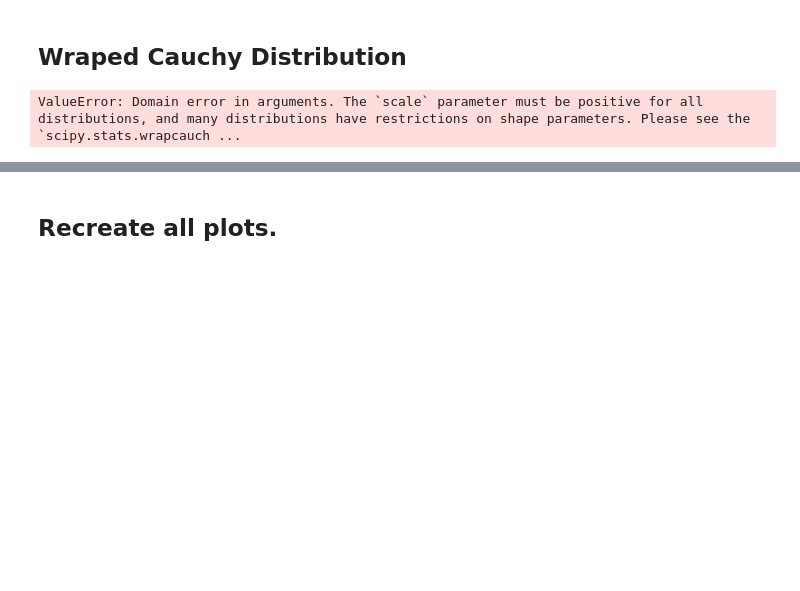
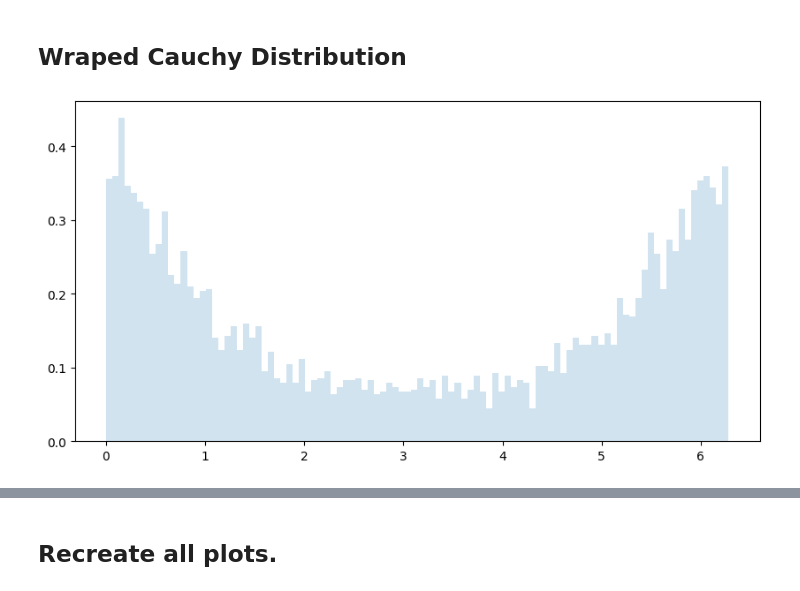
Before and after one commit to OmarGudi/Random_Walks_BrownianMotion, a Jupyter notebook: Random Walks_Brownian Motion.ipynb, the cells around one changed output, grey strips where cells are left out. Drawn from its saved outputs; the diff is of its cells as text; code cells hidden in the pictures; blank space fills up the shorter version.

Commit message:
Last version of the file in the class, this one has no errors.

```diff
--- a/Random Walks_Brownian Motion.ipynb
+++ b/Random Walks_Brownian Motion.ipynb
@@ -172,15 +172,15 @@ fig_wrapcauchy_pdf.add_trace(go.Scatter(
 ))
 fig_wrapcauchy_pdf.show()
 # %%
-sample_size = 100
-r = wrapcauchy.rvs(c = CRW_coefficient, loc  = 0, size = sample_size)
-fig, ax = plt.subplot(1,1)
+sample_size = 5000
+r = wrapcauchy.rvs(c = CRW_coefficient, loc = 0, size = sample_size)
+fig, ax = plt.subplots(1,1)
 fig.set_figheight(5)
 fig.set_figwidth(10)
 ax.hist(r, bins=100, density=True, histtype='stepfilled', alpha=0.2, label='Cauchy PDF - Histogram')
 plt.show()
 # %% [output]
-ValueError: Domain error in arguments. The `scale` parameter must be positive for all distributions, and many distributions have restrictions on shape parameters. Please see the `scipy.stats.wrapcauch ...
+[figure, added]
 # %%
 fig_BM_2d = go.Figure()
 fig_BM_2d.add_trace(go.Scatter(
```
Also changed, not shown: parts of 5 cells of this notebook.
